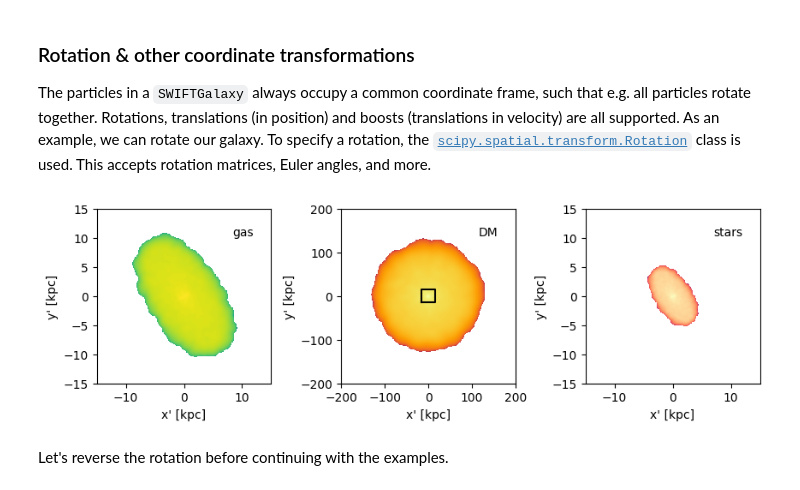
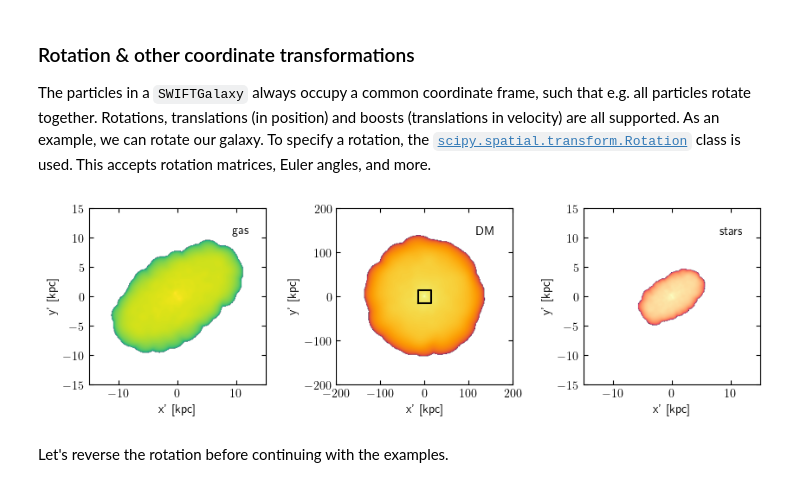
Before and after one commit to SWIFTSIM/swiftgalaxy, a Jupyter notebook: examples/SWIFTGalaxy_demo.ipynb, the cells around one changed output. Cells and saved outputs as stored; diff of their text form; code cells hidden in the pictures.

```diff
--- a/examples/SWIFTGalaxy_demo.ipynb
+++ b/examples/SWIFTGalaxy_demo.ipynb
@@ -618,47 +143,59 @@ We can just barely make out a dot at (2, 2, 2) Mpc in the figure: the one galaxy
 
 Let's also define a function accepting a `SWIFTGalaxy` that we can use below to quickly plot a visualisation of the galaxy.
 # %%
-def myvis(sg):
-    disc_radius = 15 * u.kpc
-    disc_region = [-disc_radius, disc_radius, -disc_radius, disc_radius]
-    halo_radius = 200 * u.kpc
-    halo_region = [-halo_radius, halo_radius, -halo_radius, halo_radius]
+from swiftsimio import cosmo_array, cosmo_quantity
+
+
+def myvis(sg, figure=1):
+    disc_radius = cosmo_quantity(
+        15.0, u.kpc, comoving=False, scale_factor=sg.metadata.a, scale_exponent=1.0
+    )
+    disc_region = cosmo_array([-disc_radius, disc_radius, -disc_radius, disc_radius])
+    halo_radius = cosmo_quantity(
+        200.0, u.kpc, comoving=False, scale_factor=sg.metadata.a, scale_exponent=1.0
+    )
+    halo_region = cosmo_array([-halo_radius, halo_radius, -halo_radius, halo_radius])
     gas_map = project_gas(
         sg,
         resolution=256,
         project="masses",
+        periodic=False,  # always recommended for swiftgalaxy
         parallel=True,
         region=disc_region,
     )
     dm_map = project_pixel_grid(
         data=sg.dark_matter,
-        boxsize=sg.metadata.boxsize,
         resolution=256,
         project="masses",
+        periodic=False,  # always recommended for swiftgalaxy
         parallel=True,
         region=halo_region,
     )
     star_map = project_pixel_grid(
         data=sg.stars,
-        boxsize=sg.metadata.boxsize,
         resolution=256,
         project="masses",
+        periodic=False,  # always recommended for swiftgalaxy
         parallel=True,
         region=disc_region,
     )
 
-    fig = plt.figure(1, figsize=(10, 3))
+    fig = plt.figure(figure, figsize=(10, 3))
     sp1, sp2, sp3 = [fig.add_subplot(1, 3, i) for i in range(1, 4)]
     sp1.imshow(
-        matplotlib.colors.LogNorm()(gas_map.value), cmap="viridis", extent=disc_region
+        matplotlib.colors.LogNorm()(gas_map.to_physical_value(u.solMass / u.kpc**2).T),
+        cmap="viridis",
+        extent=disc_region,
+        origin="lower",
     )
     sp1.set_xlabel(f"x' [{disc_radius.units}]")
     sp1.set_ylabel(f"y' [{disc_radius.units}]")
     sp1.text(0.9, 0.9, "gas", ha="right", va="top", transform=sp1.transAxes)
     sp2.imshow(
-        matplotlib.colors.LogNorm()(dm_map),
+        matplotlib.colors.LogNorm()(dm_map.to_physical_value(u.solMass / u.kpc**2).T),
         cmap="inferno",
         extent=halo_region,
+        origin="lower",
     )
     sp2.plot(
         [-disc_radius, -disc_radius, disc_radius, disc_radius, -disc_radius],
@@ -669,9 +206,10 @@ def myvis(sg):
     sp2.set_ylabel(f"y' [{halo_radius.units}]")
     sp2.text(0.9, 0.9, "DM", ha="right", va="top", transform=sp2.transAxes)
     sp3.imshow(
-        matplotlib.colors.LogNorm()(star_map),
+        matplotlib.colors.LogNorm()(star_map.to_physical_value(u.solMass / u.kpc**2).T),
         cmap="magma",
         extent=disc_region,
+        origin="lower",
     )
     sp3.set_xlabel(f"x' [{disc_radius.units}]")
     sp3.set_ylabel(f"y' [{disc_radius.units}]")
@@ -686 +222,5 @@ sg = SWIFTGalaxy(toysnap_filename, Velociraptor(toyvr_filebase, halo_index=0))
+# %%
+sg = SWIFTGalaxy(
+    generated_examples.virtual_snapshot, SOAP(generated_examples.soap, soap_index=0)
+)
 # %% [markdown]
@@ -720,10 +258,10 @@ The particles in a `SWIFTGalaxy` always occupy a common coordinate frame, such t
 # %%
 from scipy.spatial.transform import Rotation
 
 sg.rotate(Rotation.from_euler("xy", [60, 30], degrees=True))
-myvis(sg)
+myvis(sg, figure=3)
 # %% [output]
-[figure, old version]
+[figure, new version]
 # %% [markdown]
 Let's reverse the rotation before continuing with the examples.
 # %%
```
Also changed, not shown: parts of 32 cells of this notebook, 2 other files.
